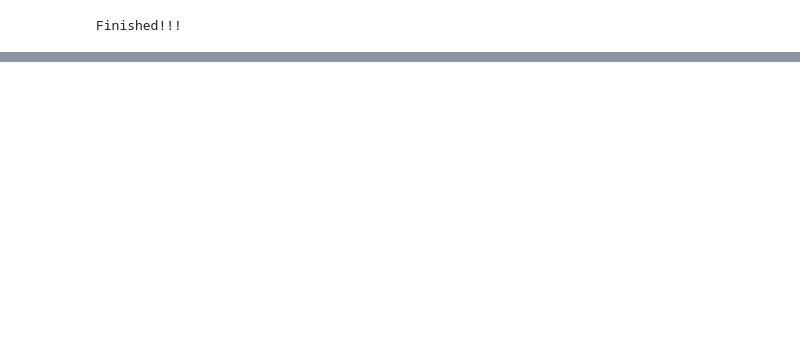
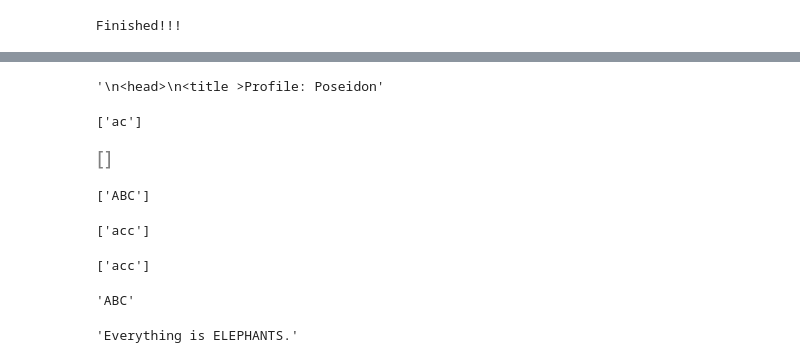
Before and after one commit to reisportela/PythonCourse, a Jupyter notebook: PythonCourse.ipynb, the cells around one changed output, grey strips where cells are left out. Saved outputs shown, nothing was run; the diff lists cells and outputs as text; code cells hidden in the pictures; blank space fills up the shorter version.

```diff
--- a/PythonCourse.ipynb
+++ b/PythonCourse.ipynb
@@ -1004,0 +1070,10 @@ Finished!!!
+# %%
+url = "http://olympus.realpython.org/profiles/poseidon"
+page = urlopen(url)
+html = page.read().decode("utf-8")
+start_index = html.find("<title>") + len("<title>")
+end_index = html.find("</title>")
+title = html[start_index:end_index]
+title
+# %% [output]
+'\n<head>\n<title >Profile: Poseidon'
@@ -1004,0 +1082,41 @@ Finished!!!
+# %%
+re.findall("ab*c", "ac")
+# %% [output]
+['ac']
+# %%
+re.findall("ab*c", "abcd")
+re.findall("ab*c", "acc")
+re.findall("ab*c", "abcac")
+re.findall("ab*c", "abdc")
+# %% [output]
+[figure, added]
+# %%
+re.findall("ab*c", "ABC")
+re.findall("ab*c", "ABC", re.IGNORECASE)
+# %% [output]
+['ABC']
+# %%
+re.findall("a.c", "abc")
+re.findall("a.c", "abbc")
+re.findall("a.c", "ac")
+re.findall("a.c", "acc")
+# %% [output]
+['acc']
+# %%
+re.findall("a.*c", "abc")
+re.findall("a.*c", "abbc")
+re.findall("a.*c", "ac")
+re.findall("a.*c", "acc")
+# %% [output]
+['acc']
+# %%
+match_results = re.search("ab*c", "ABC", re.IGNORECASE)
+match_results.group()
+# %% [output]
+'ABC'
+# %%
+string = "Everything is <replaced> if it's in <tags>."
+string = re.sub("<.*>", "ELEPHANTS", string)
+string
+# %% [output]
+'Everything is ELEPHANTS.'
```
Also changed, not shown: parts of 62 cells of this notebook, 22 other files.
